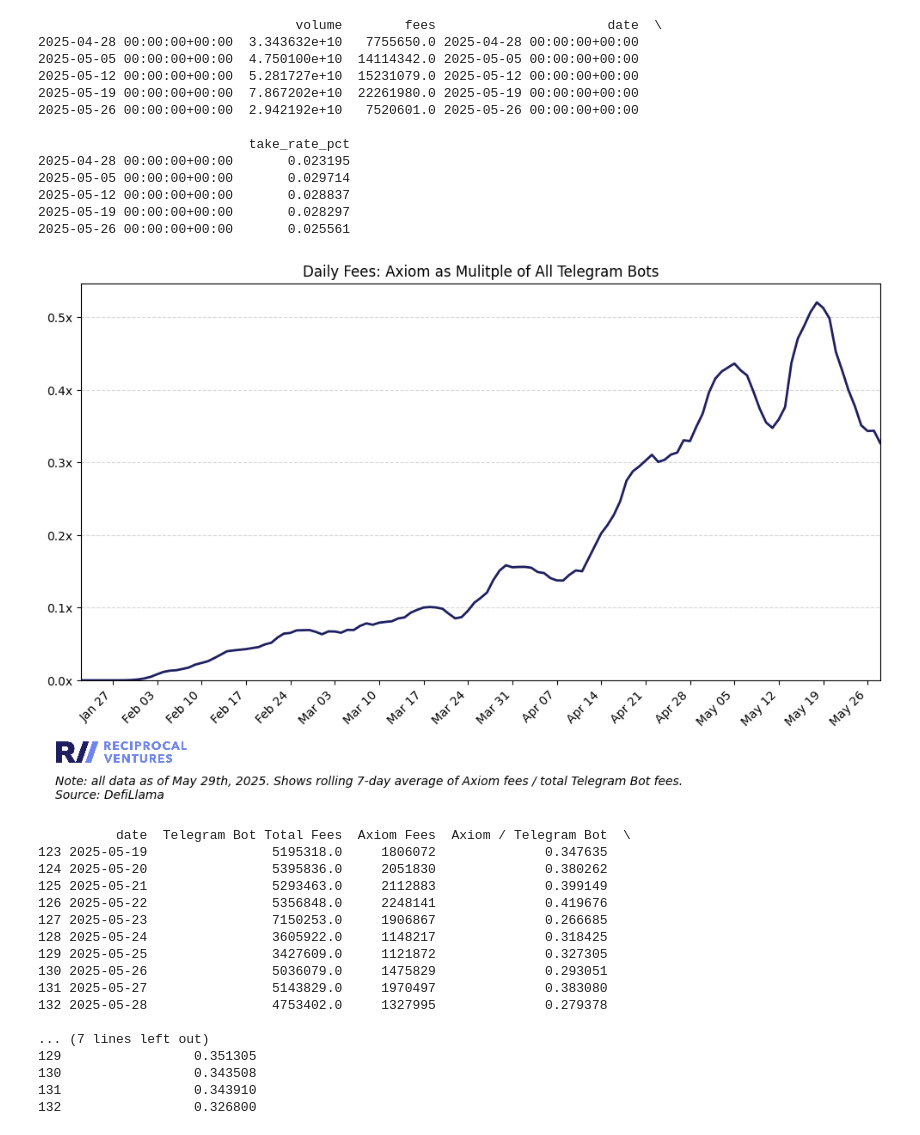
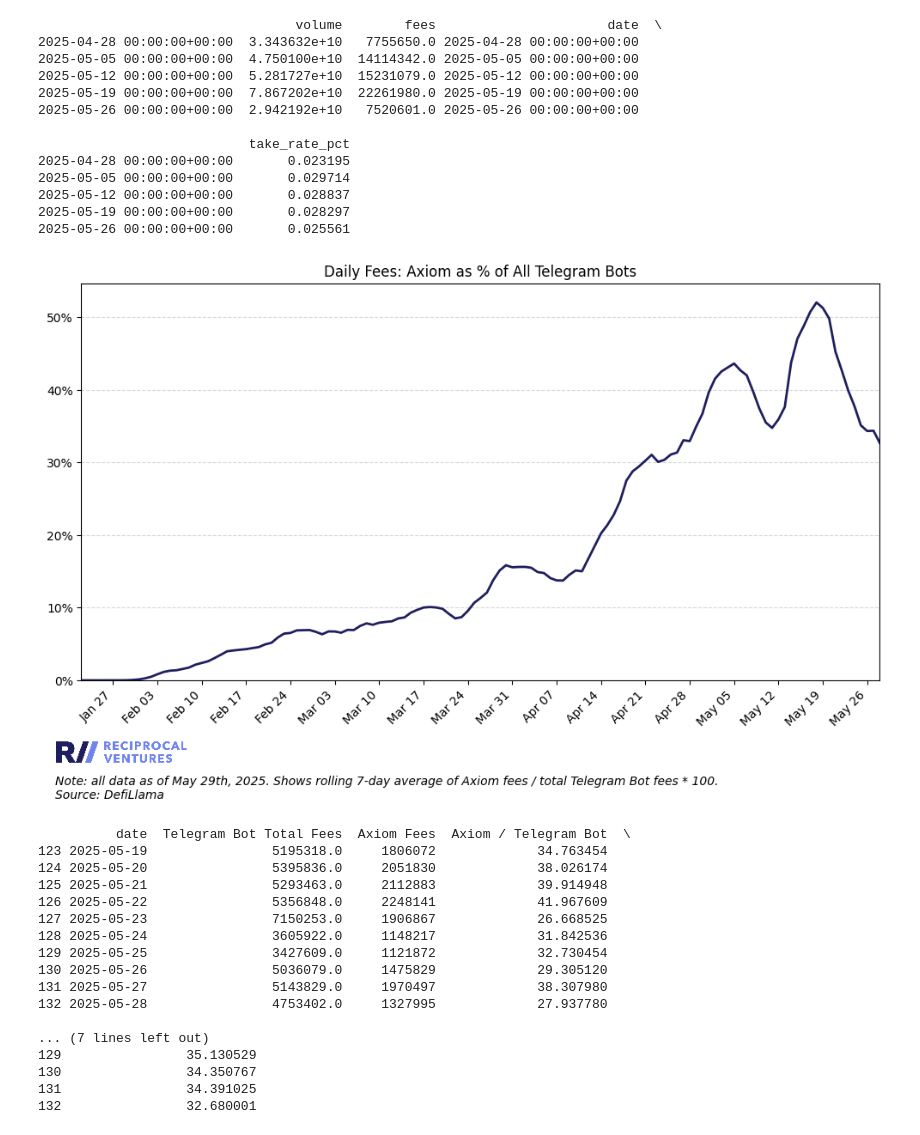
Before and after one commit to jimboevans/twitter-data-cuts, a Jupyter notebook: analysis.ipynb, the cells around one changed output. Cells and saved outputs as stored; diff of their text form; code cells hidden in the pictures.

```diff
--- a/analysis.ipynb
+++ b/analysis.ipynb
@@ -2542,55 +2542,55 @@ def fees_by_asset(start_date, category_protocols, category_name, breakout_asset)
     df_master = df_master[['date',f'{category_name} Total Fees', f'{breakout_asset} Fees']]
 
     # Calculate multiple and calculate 7-day average
-    df_master[f'{breakout_asset} / {category_name}'] = df_master[f'{breakout_asset} Fees'] / df_master[f'{category_name} Total Fees']
+    df_master[f'{breakout_asset} / {category_name}'] = df_master[f'{breakout_asset} Fees'] / df_master[f'{category_name} Total Fees'] * 100 # convert to %
     df_master[f'{breakout_asset} / {category_name} 7d'] = df_master[f'{breakout_asset} / {category_name}'].rolling(window=7).mean()
 
     # Begin charting
     fig, ax = plt.subplots(figsize=(12, 6))
 
     # Plot data
     ax.plot(df_master["date"], df_master[f'{breakout_asset} / {category_name} 7d'], color="#1f1f60", linewidth=2)
-    ax.yaxis.set_major_formatter(mtick.FuncFormatter(lambda x, _: f'{x:,.1f}x'))
+    ax.yaxis.set_major_formatter(mtick.FuncFormatter(lambda x, _: f'{x:,.0f}%'))
 
     # X-axis formatting: show ticks weekly, on Mondays
     ax.xaxis.set_major_locator(mdates.WeekdayLocator(byweekday=MO, interval=1))
     ax.xaxis.set_major_formatter(mdates.DateFormatter('%b %d'))
     plt.setp(ax.get_xticklabels(), rotation=45, ha="right")
     ax.margins(x=0)
     ax.set_ylim(bottom=0)
 
     # Clean up formatting
-    ax.set_title(f'Daily Fees: {breakout_asset} as Mulitple of All {category_name}s')
+    ax.set_title(f'Daily Fees: {breakout_asset} as % of All {category_name}s')
     plt.grid(axis='y', linestyle='--', alpha=0.5)
     add_logo(ax, position=(0.05, -0.18))
-    plt.figtext(0.1, -0.12, f"Note: all data as of {date}. Shows rolling 7-day average of {breakout_asset} fees / total {category_name} fees. \nSource: DefiLlama", ha='left', fontsize=10, style='italic')
+    plt.figtext(0.1, -0.12, f"Note: all data as of {date}. Shows rolling 7-day average of {breakout_asset} fees / total {category_name} fees * 100. \nSource: DefiLlama", ha='left', fontsize=10, style='italic')
 
     # Save plot
     if not os.path.exists("plots"):
         os.makedirs("plots")
     plt.savefig("plots/fees_asset_vs_category.png", dpi=300, bbox_inches='tight')
     plt.show()
 
     # Print sample of the dataset with 7D average
     print(df_master.tail(10))
 
 fees_by_asset(start_date, category_protocols, category_name, breakout_asset)
 # %% [output]
-[figure, old version]
+[figure, new version]
           date  Telegram Bot Total Fees  Axiom Fees  Axiom / Telegram Bot  \
-123 2025-05-19                5195318.0     1806072              0.347635
-124 2025-05-20                5395836.0     2051830              0.380262
-125 2025-05-21                5293463.0     2112883              0.399149
-126 2025-05-22                5356848.0     2248141              0.419676
-127 2025-05-23                7150253.0     1906867              0.266685
-128 2025-05-24                3605922.0     1148217              0.318425
-129 2025-05-25                3427609.0     1121872              0.327305
-130 2025-05-26                5036079.0     1475829              0.293051
-131 2025-05-27                5143829.0     1970497              0.383080
-132 2025-05-28                4753402.0     1327995              0.279378
+123 2025-05-19                5195318.0     1806072             34.763454
+124 2025-05-20                5395836.0     2051830             38.026174
+125 2025-05-21                5293463.0     2112883             39.914948
+126 2025-05-22                5356848.0     2248141             41.967609
+127 2025-05-23                7150253.0     1906867             26.668525
+128 2025-05-24                3605922.0     1148217             31.842536
+129 2025-05-25                3427609.0     1121872             32.730454
+130 2025-05-26                5036079.0     1475829             29.305120
+131 2025-05-27                5143829.0     1970497             38.307980
+132 2025-05-28                4753402.0     1327995             27.937780
 
 ... (7 lines left out)
-129                 0.351305
-130                 0.343508
-131                 0.343910
-132                 0.326800
+129                35.130529
+130                34.350767
+131                34.391025
+132                32.680001
```
Also changed, not shown: 1 other file.
